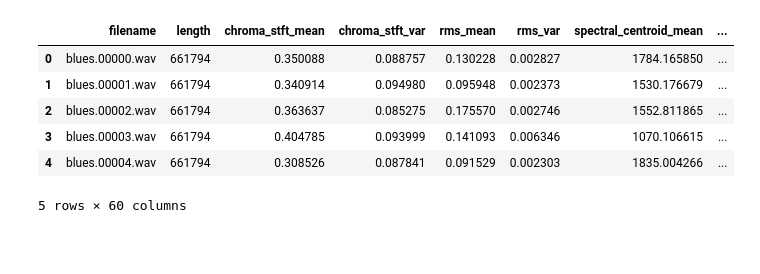
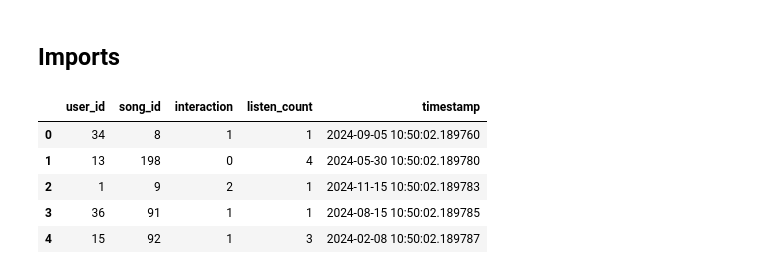
Before and after one commit to bakuyy/chime-rec-engine, a Jupyter notebook: chime-rec-engine.ipynb, the cells around one changed output. Saved outputs shown, nothing was run; the diff lists cells and outputs as text; code cells hidden in the pictures; blank space fills up the shorter version.

Commit message:
Data preprocessing of Users and Songs

```diff
--- a/chime-rec-engine.ipynb
+++ b/chime-rec-engine.ipynb
@@ -1,3 +1,5 @@
+# %% [markdown]
+## Imports
 # %%
 import pandas as pd
 import numpy as np
@@ -9,11 +12,10 @@ from surprise import Dataset, Reader, SVD
 # %%
-songs = pd.read_csv("music_dataset/features_30_sec.csv")
-songs.head()
+interaction = pd.read_csv("training_data/data.csv")
+interaction.head()
 # %% [output]
-|  | filename | length | chroma_stft_mean | chroma_stft_var | rms_mean | rms_var | spectral_centroid_mean | ... |
-| 0 | blues.00000.wav | 661794 | 0.350088 | 0.088757 | 0.130228 | 0.002827 | 1784.165850 | ... |
-| 1 | blues.00001.wav | 661794 | 0.340914 | 0.094980 | 0.095948 | 0.002373 | 1530.176679 | ... |
-| 2 | blues.00002.wav | 661794 | 0.363637 | 0.085275 | 0.175570 | 0.002746 | 1552.811865 | ... |
-| 3 | blues.00003.wav | 661794 | 0.404785 | 0.093999 | 0.141093 | 0.006346 | 1070.106615 | ... |
-| 4 | blues.00004.wav | 661794 | 0.308526 | 0.087841 | 0.091529 | 0.002303 | 1835.004266 | ... |
+|  | user_id | song_id | interaction | listen_count | timestamp |
+| 0 | 34 | 8 | 1 | 1 | 2024-09-05 10:50:02.189760 |
+| 1 | 13 | 198 | 0 | 4 | 2024-05-30 10:50:02.189780 |
+| 2 | 1 | 9 | 2 | 1 | 2024-11-15 10:50:02.189783 |
+| 3 | 36 | 91 | 1 | 1 | 2024-08-15 10:50:02.189785 |
+| 4 | 15 | 92 | 1 | 3 | 2024-02-08 10:50:02.189787 |
-5 rows × 60 columns
```
Also changed, not shown: parts of 8 cells of this notebook, 2 other files.
